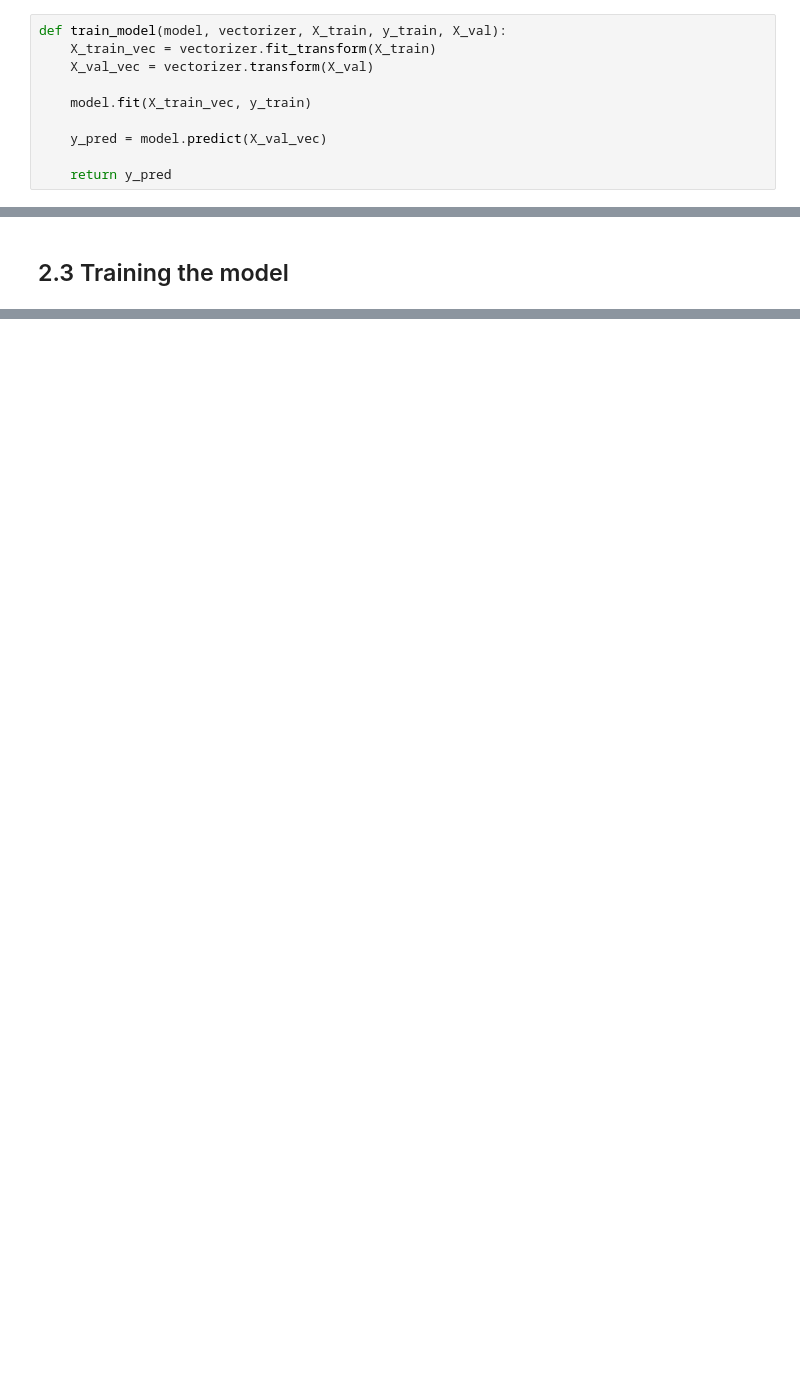
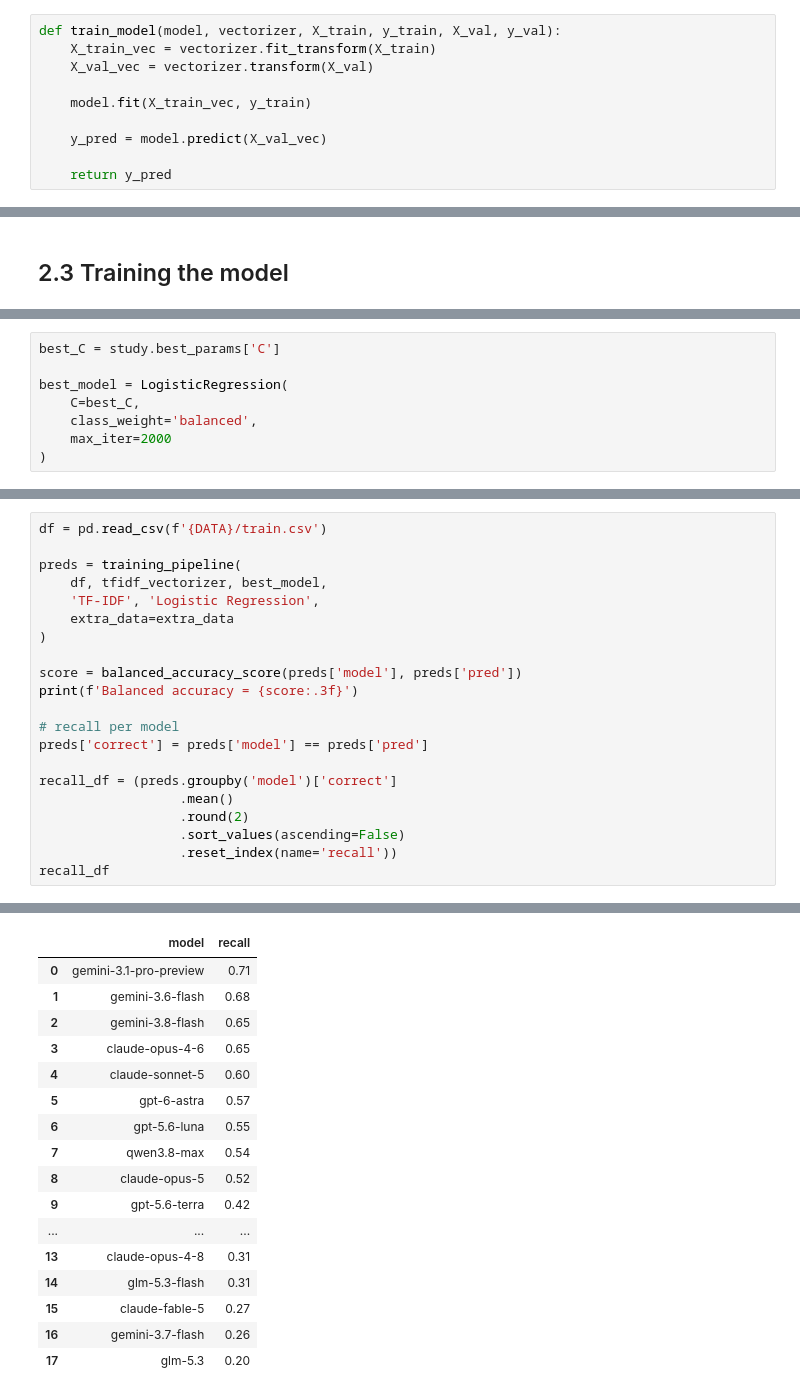
Before and after one commit to alvinnnnnnnnnn/Name-That-LLM, a Jupyter notebook: part1.ipynb, the cells around one changed output, grey strips where cells are left out. Saved outputs shown, nothing was run; the diff lists cells and outputs as text; blank space fills up the shorter version.

```diff
--- a/part1.ipynb
+++ b/part1.ipynb
@@ -36,7 +38,7 @@ count_vectorizer = make_union(
 # %% [markdown]
 ## 2.2 Classifier models
 # %%
-def train_model(model, vectorizer, X_train, y_train, X_val):
+def train_model(model, vectorizer, X_train, y_train, X_val, y_val):
     X_train_vec = vectorizer.fit_transform(X_train)
     X_val_vec = vectorizer.transform(X_val)
 
@@ -141,0 +198,8 @@ how to read the heatmap:
+# %%
+best_C = study.best_params['C']
+
+best_model = LogisticRegression(
+    C=best_C,
+    class_weight='balanced',
+    max_iter=2000
+)
@@ -141,0 +233,22 @@ how to read the heatmap:
+# %%
+df = pd.read_csv(f'{DATA}/train.csv')
+
+preds = training_pipeline(
+    df, tfidf_vectorizer, best_model,
+    'TF-IDF', 'Logistic Regression',
+    extra_data=extra_data
+)
+
+score = balanced_accuracy_score(preds['model'], preds['pred'])
+print(f'Balanced accuracy = {score:.3f}')
+
+# recall per model
+preds['correct'] = preds['model'] == preds['pred']
+
+recall_df = (preds.groupby('model')['correct']
+                  .mean()
+                  .round(2)
+                  .sort_values(ascending=False)
+                  .reset_index(name='recall'))
+recall_df
+# %% [output]
@@ -141,0 +256,17 @@ how to read the heatmap:
+|  | model | recall |
+| 0 | gemini-3.1-pro-preview | 0.71 |
+| 1 | gemini-3.6-flash | 0.68 |
+| 2 | gemini-3.8-flash | 0.65 |
+| 3 | claude-opus-4-6 | 0.65 |
+| 4 | claude-sonnet-5 | 0.60 |
+| 5 | gpt-6-astra | 0.57 |
+| 6 | gpt-5.6-luna | 0.55 |
+| 7 | qwen3.8-max | 0.54 |
+| 8 | claude-opus-5 | 0.52 |
+| 9 | gpt-5.6-terra | 0.42 |
+| ... | ... | ... |
+| 13 | claude-opus-4-8 | 0.31 |
+| 14 | glm-5.3-flash | 0.31 |
+| 15 | claude-fable-5 | 0.27 |
+| 16 | gemini-3.7-flash | 0.26 |
+| 17 | glm-5.3 | 0.20 |
```
Also changed, not shown: parts of 14 cells of this notebook, 4 other files.
